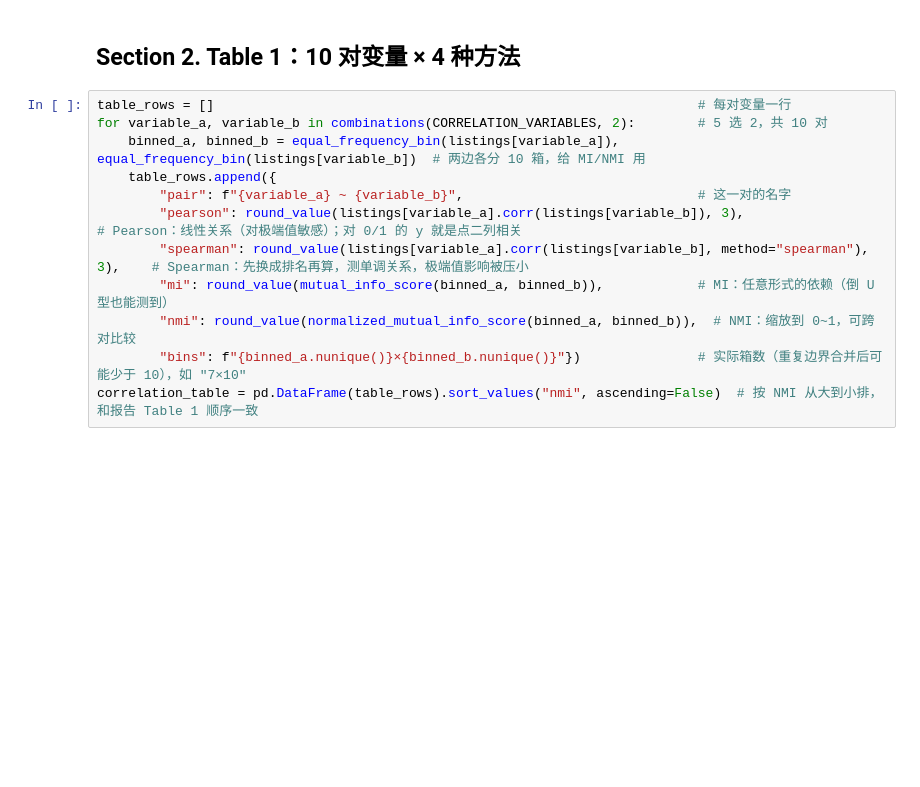
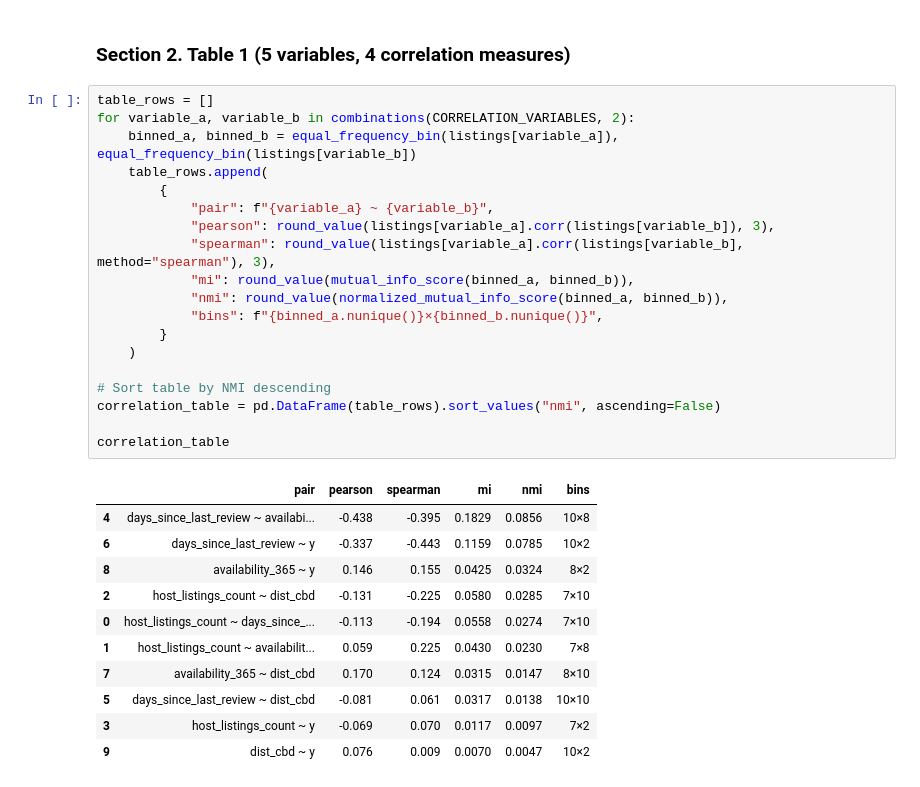
Before and after one commit to Liu0916-star/Airbnb_EoDP, a Jupyter notebook: code/2_correlation.ipynb, the cells around one changed output. Saved outputs shown, nothing was run; the diff lists cells and outputs as text; blank space fills up the shorter version.

```diff
--- a/code/2_correlation.ipynb
+++ b/code/2_correlation.ipynb
@@ -56,15 +87,34 @@ evidence["mi_bin_sensitivity"] = {                                           #
 # %% [markdown]
-## Section 2. Table 1：10 对变量 × 4 种方法
+### Section 2. Table 1 (5 variables, 4 correlation measures)
 # %%
-table_rows = []                                                              # 每对变量一行
-for variable_a, variable_b in combinations(CORRELATION_VARIABLES, 2):        # 5 选 2，共 10 对
-    binned_a, binned_b = equal_frequency_bin(listings[variable_a]), equal_frequency_bin(listings[variable_b])  # 两边各分 10 箱，给 MI/NMI 用
-    table_rows.append({
-        "pair": f"{variable_a} ~ {variable_b}",                              # 这一对的名字
-        "pearson": round_value(listings[variable_a].corr(listings[variable_b]), 3),                       # Pearson：线性关系（对极端值敏感）；对 0/1 的 y 就是点二列相关
-        "spearman": round_value(listings[variable_a].corr(listings[variable_b], method="spearman"), 3),    # Spearman：先换成排名再算，测单调关系，极端值影响被压小
-        "mi": round_value(mutual_info_score(binned_a, binned_b)),            # MI：任意形式的依赖（倒 U 型也能测到）
-        "nmi": round_value(normalized_mutual_info_score(binned_a, binned_b)),  # NMI：缩放到 0~1，可跨对比较
-        "bins": f"{binned_a.nunique()}×{binned_b.nunique()}"})               # 实际箱数（重复边界合并后可能少于 10），如 "7×10"
-correlation_table = pd.DataFrame(table_rows).sort_values("nmi", ascending=False)  # 按 NMI 从大到小排，和报告 Table 1 顺序一致
+table_rows = []
+for variable_a, variable_b in combinations(CORRELATION_VARIABLES, 2):
+    binned_a, binned_b = equal_frequency_bin(listings[variable_a]), equal_frequency_bin(listings[variable_b])
+    table_rows.append(
+        {
+            "pair": f"{variable_a} ~ {variable_b}",
+            "pearson": round_value(listings[variable_a].corr(listings[variable_b]), 3),
+            "spearman": round_value(listings[variable_a].corr(listings[variable_b], method="spearman"), 3),
+            "mi": round_value(mutual_info_score(binned_a, binned_b)),
+            "nmi": round_value(normalized_mutual_info_score(binned_a, binned_b)),
+            "bins": f"{binned_a.nunique()}×{binned_b.nunique()}",
+        }
+    )
+
+# Sort table by NMI descending
+correlation_table = pd.DataFrame(table_rows).sort_values("nmi", ascending=False)
+
+correlation_table
+# %% [output]
+|  | pair | pearson | spearman | mi | nmi | bins |
+| 4 | days_since_last_review ~ availabi... | -0.438 | -0.395 | 0.1829 | 0.0856 | 10×8 |
+| 6 | days_since_last_review ~ y | -0.337 | -0.443 | 0.1159 | 0.0785 | 10×2 |
+| 8 | availability_365 ~ y | 0.146 | 0.155 | 0.0425 | 0.0324 | 8×2 |
+| 2 | host_listings_count ~ dist_cbd | -0.131 | -0.225 | 0.0580 | 0.0285 | 7×10 |
+| 0 | host_listings_count ~ days_since_... | -0.113 | -0.194 | 0.0558 | 0.0274 | 7×10 |
+| 1 | host_listings_count ~ availabilit... | 0.059 | 0.225 | 0.0430 | 0.0230 | 7×8 |
+| 7 | availability_365 ~ dist_cbd | 0.170 | 0.124 | 0.0315 | 0.0147 | 8×10 |
+| 5 | days_since_last_review ~ dist_cbd | -0.081 | 0.061 | 0.0317 | 0.0138 | 10×10 |
+| 3 | host_listings_count ~ y | -0.069 | 0.070 | 0.0117 | 0.0097 | 7×2 |
+| 9 | dist_cbd ~ y | 0.076 | 0.009 | 0.0070 | 0.0047 | 10×2 |
 # %% [markdown]
```
Also changed, not shown: parts of 19 cells of this notebook, 5 other files.
